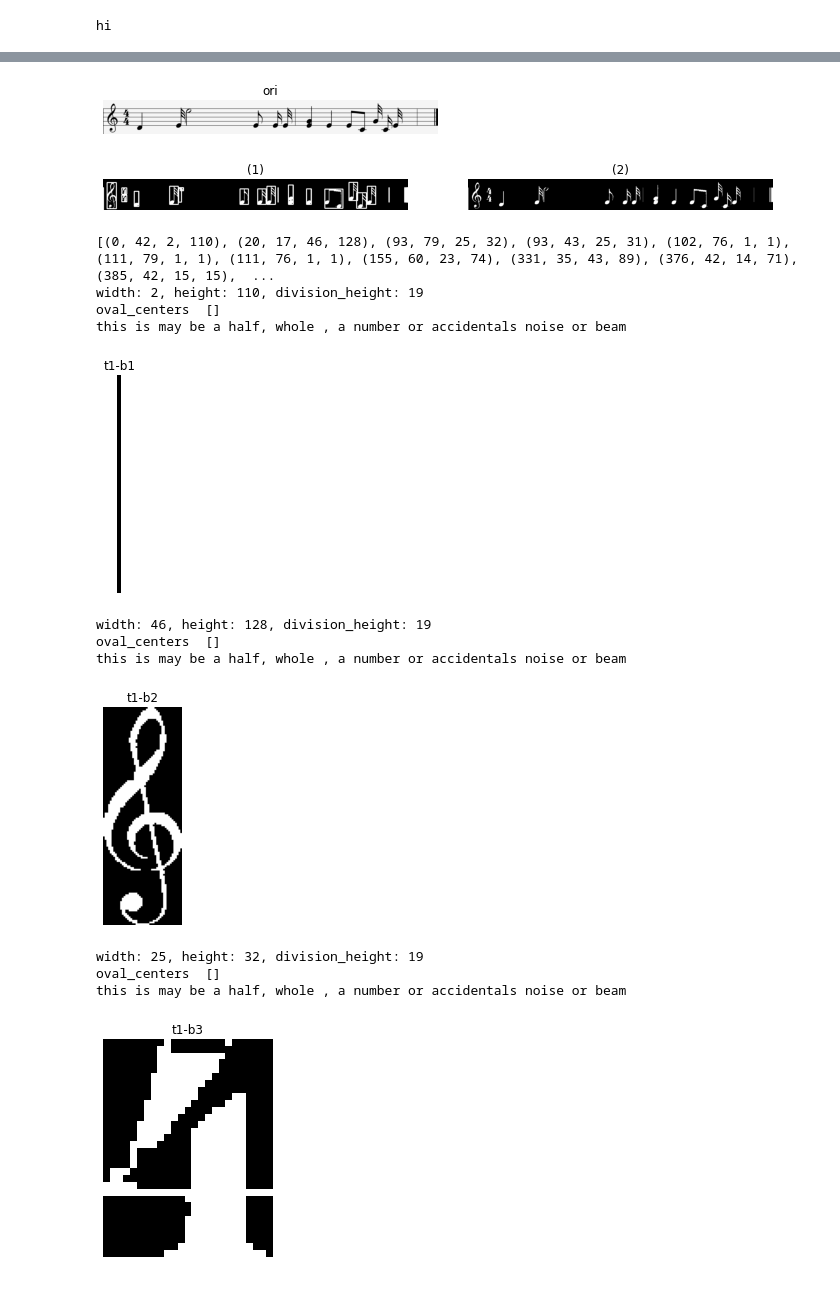
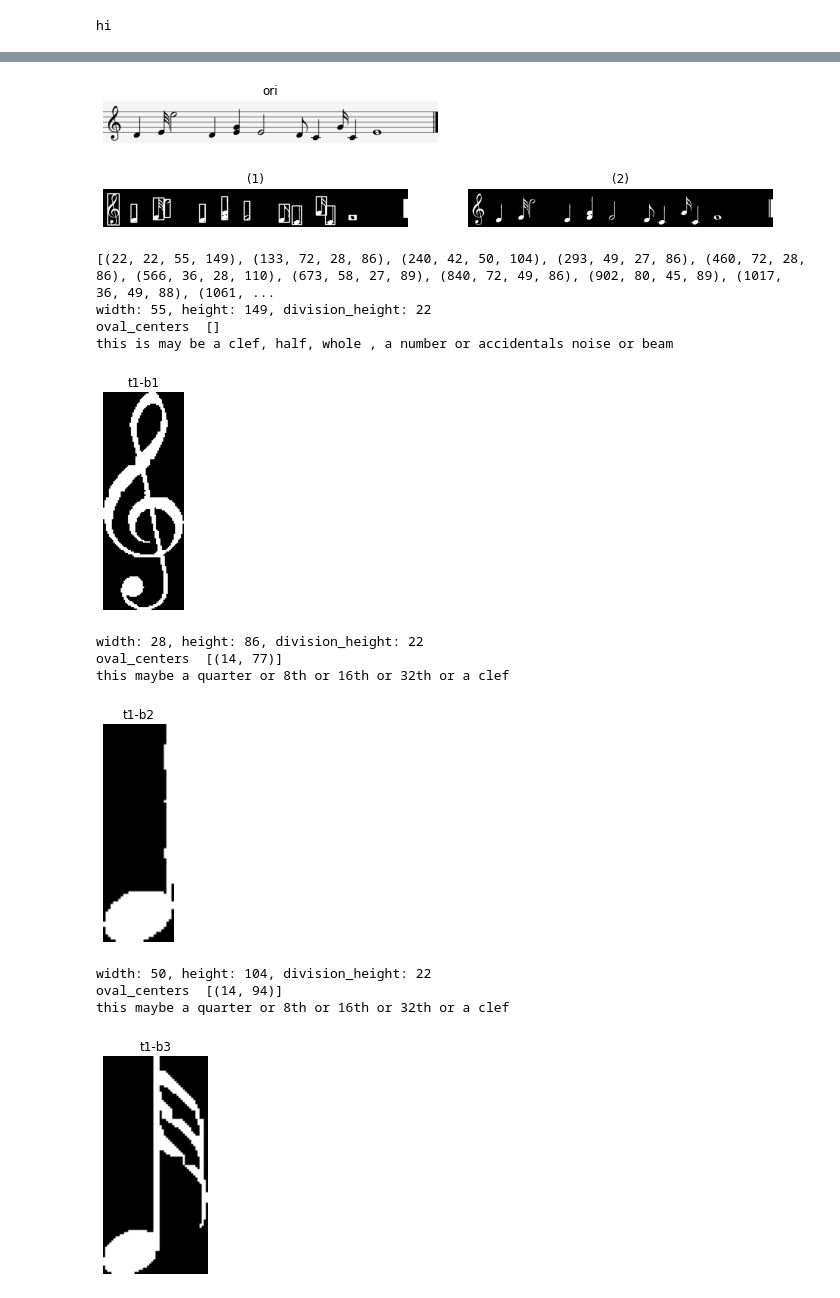
Before and after one commit to marait123/music-notes-reader, a Jupyter notebook: part1.ipynb, the cells around one changed output, grey strips where cells are left out. Cells and saved outputs as stored; diff of their text form; code cells hidden in the pictures.

```diff
--- a/part1.ipynb
+++ b/part1.ipynb
@@ -303,7 +304,7 @@ def draw_bounding_boxes(img,bounding_boxes):
 # images_paths = ['test-cases/01.png','test-cases/02.png','images/music1.JPG', 'images/32_sheet_001.jpg','images/8th_Sheet1.jpeg']
 images_paths = [ f"test-cases/0{i+1}.png" for i in range(9)]
 
-original_image = io.imread(images_paths[1])
+original_image = io.imread(images_paths[0])
 gray_image = rgb2gray(original_image)
 show_images([gray_image], ['gray'])
 binary_image = binarize(gray_image)
@@ -348,6 +350,6 @@ print(staffs_area)
 # %%
 #  calculate the trace bounding boxes
-trace_bounding_boxes = get_bounding_boxes(closed_img,(5,4000))
+trace_bounding_boxes = get_bounding_boxes(closed_img,(1,4000))
 # print(trace_bounding_boxes)
 bigger_trace_bounding_boxes = []
 trace_images_array = []
@@ -380,7 +382,6 @@ staff_images = []
 gray_staff_images=[]
 sh = lambda x: print ("shape is ",x.shape)
 line_height = 3
-
 for i, trace in enumerate(bigger_trace_bounding_boxes):
     [Xmin, Xmax, Ymin, Ymax] = [x for x in trace]
     show_images([original_image[Ymin:Ymax,Xmin:Xmax]], ['ori'])
@@ -411,54 +412,54 @@ for i, trace in enumerate(bigger_trace_bounding_boxes):
         print("width: {}, height: {}, division_height: {}".format(W,H,trace_info.division_height))
         # print(filled_holes_centers(char,trace_info.division_height))
 
-        radius = trace_info.division_height//3
+        radius = int(trace_info.division_height // 3 )
         # padded_char = padd_image(char)
         # erroded_image = cv2.erode(padded_char,kernel=disk(radius),iterations = 1)
         # b_boxes = get_external_bounding_boxes(erroded_image)
 
         oval_centers = filled_holes_centers(char, radius)
         # print("centers ",centers)
         print("oval_centers ",oval_centers)
         # show_images([char],[f't{i+1}-b{j+1}'])
 
-        if W < trace_info.division_height and H < trace_info.division_height:
+        if W < trace_info.division_height//2 and H < trace_info.division_height//2:
             # use the properties of a dot or circle to know for sure it is a dot
             print("this may be a dot or noise")
         else:
             if len(oval_centers) == 0:
                 # use sift to distinguish between them
                 print("this is may be a clef, half, whole , a number or accidentals noise or beam")
             elif len(oval_centers) == 1:
-                print("this maybe a quarter or 8th or 16th or 32th")
+                print("this maybe a quarter or 8th or 16th or 32th or a clef")
             elif len(oval_centers) >= 2:
                 # print("this note is beamed or chords")
                 # using the x difference between the 1st 2 centre we can separate between chords
                 # or beams
                 if oval_centers[1][0] - oval_centers[0][0] > int(1.5*trace_info.division_height):
                     print("this is a beam")
                 else:
                     print("this is a chord")
 
         show_images([char],[f't{i+1}-b{j+1}'])
         chars.append(char)
         #
         j+=1
     # show_images([no_staf], ['no_staf rectangles'])
 
     staff_images.append(chars)
 # %% [output]
-[figure, old version]
+[figure, new version]
-[figure, old version]
+[figure, new version]
-[(0, 42, 2, 110), (20, 17, 46, 128), (93, 79, 25, 32), (93, 43, 25, 31), (102, 76, 1, 1), (111, 79, 1, 1), (111, 76, 1, 1), (155, 60, 23, 74), (331, 35, 43, 89), (376, 42, 14, 71), (385, 42, 15, 15),  ...
-width: 2, height: 110, division_height: 19
+[(22, 22, 55, 149), (133, 72, 28, 86), (240, 42, 50, 104), (293, 49, 27, 86), (460, 72, 28, 86), (566, 36, 28, 110), (673, 58, 27, 89), (840, 72, 49, 86), (902, 80, 45, 89), (1017, 36, 49, 88), (1061, ...
+width: 55, height: 149, division_height: 22
 oval_centers  []
-this is may be a half, whole , a number or accidentals noise or beam
+this is may be a clef, half, whole , a number or accidentals noise or beam
-[figure, old version]
+[figure, new version]
-width: 46, height: 128, division_height: 19
-oval_centers  []
-this is may be a half, whole , a number or accidentals noise or beam
+width: 28, height: 86, division_height: 22
+oval_centers  [(14, 77)]
+this maybe a quarter or 8th or 16th or 32th or a clef
-[figure, old version]
+[figure, new version]
-width: 25, height: 32, division_height: 19
-oval_centers  []
-this is may be a half, whole , a number or accidentals noise or beam
+width: 50, height: 104, division_height: 22
+oval_centers  [(14, 94)]
+this maybe a quarter or 8th or 16th or 32th or a clef
-[figure, old version]
+[figure, new version]
```
Also changed, not shown: parts of 4 cells of this notebook.
